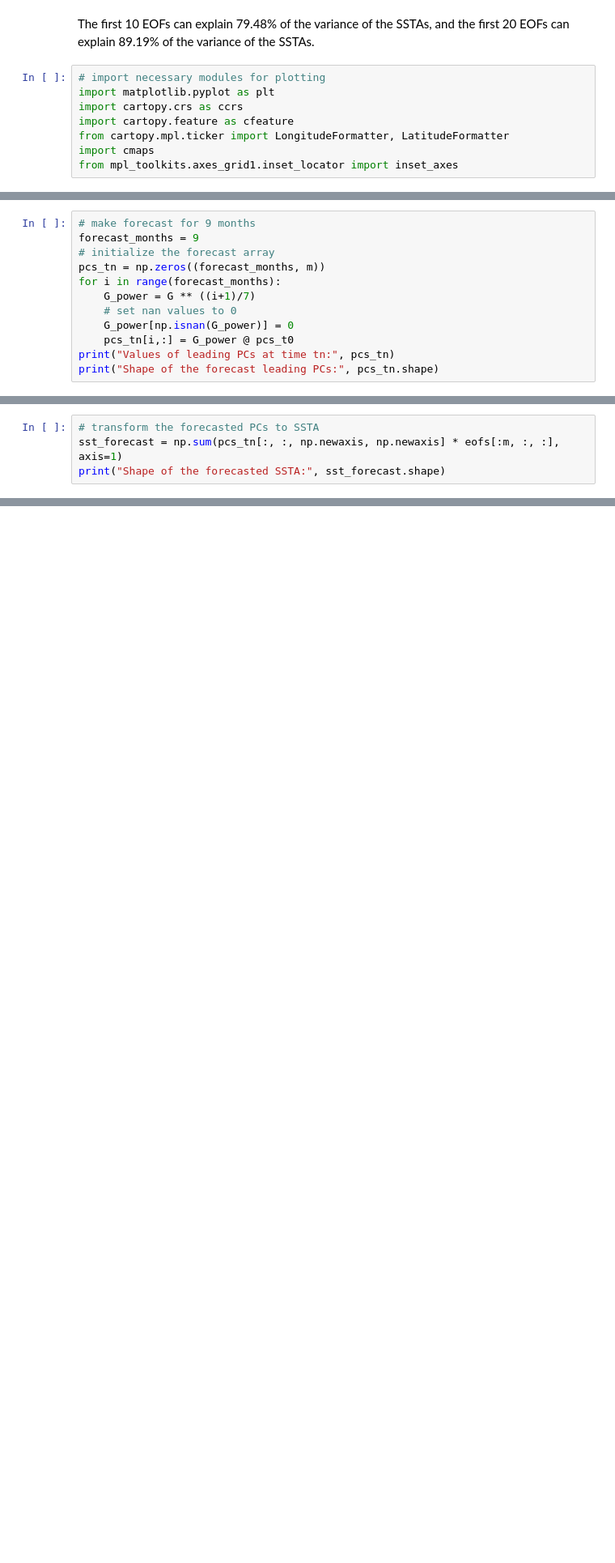
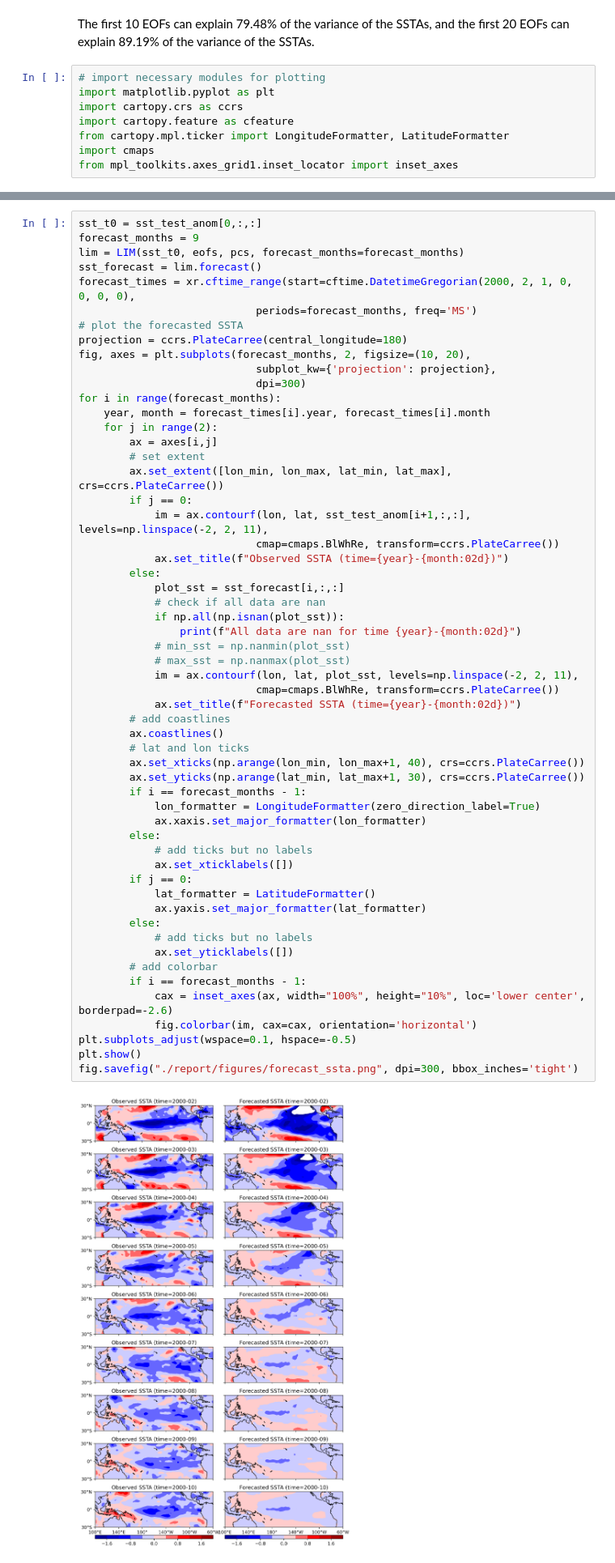
Before and after one commit to jinjunliu/atmo-651, a Jupyter notebook: Final/ATMO651_Final.ipynb, the cells around one changed output, grey strips where cells are left out. Shown at 81% size. Saved outputs shown, nothing was run; the diff lists cells and outputs as text; blank space fills up the shorter version.

```diff
--- a/Final/ATMO651_Final.ipynb
+++ b/Final/ATMO651_Final.ipynb
@@ -358,12 +289,0 @@ Values of leading PCs at time t0: [ 1.49582672 -1.90936004  1.0234742  -0.608806
-# %%
-# make forecast for 9 months
-forecast_months = 9
-# initialize the forecast array
-pcs_tn = np.zeros((forecast_months, m))
-for i in range(forecast_months):
-    G_power = G ** ((i+1)/7)
-    # set nan values to 0
-    G_power[np.isnan(G_power)] = 0
-    pcs_tn[i,:] = G_power @ pcs_t0
-print("Values of leading PCs at time tn:", pcs_tn)
-print("Shape of the forecast leading PCs:", pcs_tn.shape)
@@ -394,4 +289,0 @@ Shape of the forecast leading PCs:
-# %%
-# transform the forecasted PCs to SSTA
-sst_forecast = np.sum(pcs_tn[:, :, np.newaxis, np.newaxis] * eofs[:m, :, :], axis=1)
-print("Shape of the forecasted SSTA:", sst_forecast.shape)
@@ -457,0 +372,58 @@ fig.savefig("./report/figures/forecast_ssta.png", dpi=300, bbox_inches='tight')
+# %%
+sst_t0 = sst_test_anom[0,:,:]
+forecast_months = 9
+lim = LIM(sst_t0, eofs, pcs, forecast_months=forecast_months)
+sst_forecast = lim.forecast()
+forecast_times = xr.cftime_range(start=cftime.DatetimeGregorian(2000, 2, 1, 0, 0, 0, 0),
+                            periods=forecast_months, freq='MS')
+# plot the forecasted SSTA
+projection = ccrs.PlateCarree(central_longitude=180)
+fig, axes = plt.subplots(forecast_months, 2, figsize=(10, 20),
+                            subplot_kw={'projection': projection},
+                            dpi=300)
+for i in range(forecast_months):
+    year, month = forecast_times[i].year, forecast_times[i].month
+    for j in range(2):
+        ax = axes[i,j]
+        # set extent
+        ax.set_extent([lon_min, lon_max, lat_min, lat_max], crs=ccrs.PlateCarree())
+        if j == 0:
+            im = ax.contourf(lon, lat, sst_test_anom[i+1,:,:], levels=np.linspace(-2, 2, 11),
+                            cmap=cmaps.BlWhRe, transform=ccrs.PlateCarree())
+            ax.set_title(f"Observed SSTA (time={year}-{month:02d})")
+        else:
+            plot_sst = sst_forecast[i,:,:]
+            # check if all data are nan
+            if np.all(np.isnan(plot_sst)):
+                print(f"All data are nan for time {year}-{month:02d}")
+            # min_sst = np.nanmin(plot_sst)
+            # max_sst = np.nanmax(plot_sst)
+            im = ax.contourf(lon, lat, plot_sst, levels=np.linspace(-2, 2, 11),
+                            cmap=cmaps.BlWhRe, transform=ccrs.PlateCarree())
+            ax.set_title(f"Forecasted SSTA (time={year}-{month:02d})")
+        # add coastlines
+        ax.coastlines()
+        # lat and lon ticks
+        ax.set_xticks(np.arange(lon_min, lon_max+1, 40), crs=ccrs.PlateCarree())
+        ax.set_yticks(np.arange(lat_min, lat_max+1, 30), crs=ccrs.PlateCarree())
+        if i == forecast_months - 1:
+            lon_formatter = LongitudeFormatter(zero_direction_label=True)
+            ax.xaxis.set_major_formatter(lon_formatter)
+        else:
+            # add ticks but no labels
+            ax.set_xticklabels([])
+        if j == 0:
+            lat_formatter = LatitudeFormatter()
+            ax.yaxis.set_major_formatter(lat_formatter)
+        else:
+            # add ticks but no labels
+            ax.set_yticklabels([])
+        # add colorbar
+        if i == forecast_months - 1:
+            cax = inset_axes(ax, width="100%", height="10%", loc='lower center', borderpad=-2.6)
+            fig.colorbar(im, cax=cax, orientation='horizontal')
+plt.subplots_adjust(wspace=0.1, hspace=-0.5)
+plt.show()
+fig.savefig("./report/figures/forecast_ssta.png", dpi=300, bbox_inches='tight')
+# %% [output]
+[figure, added]
```
Also changed, not shown: parts of 15 cells of this notebook.
